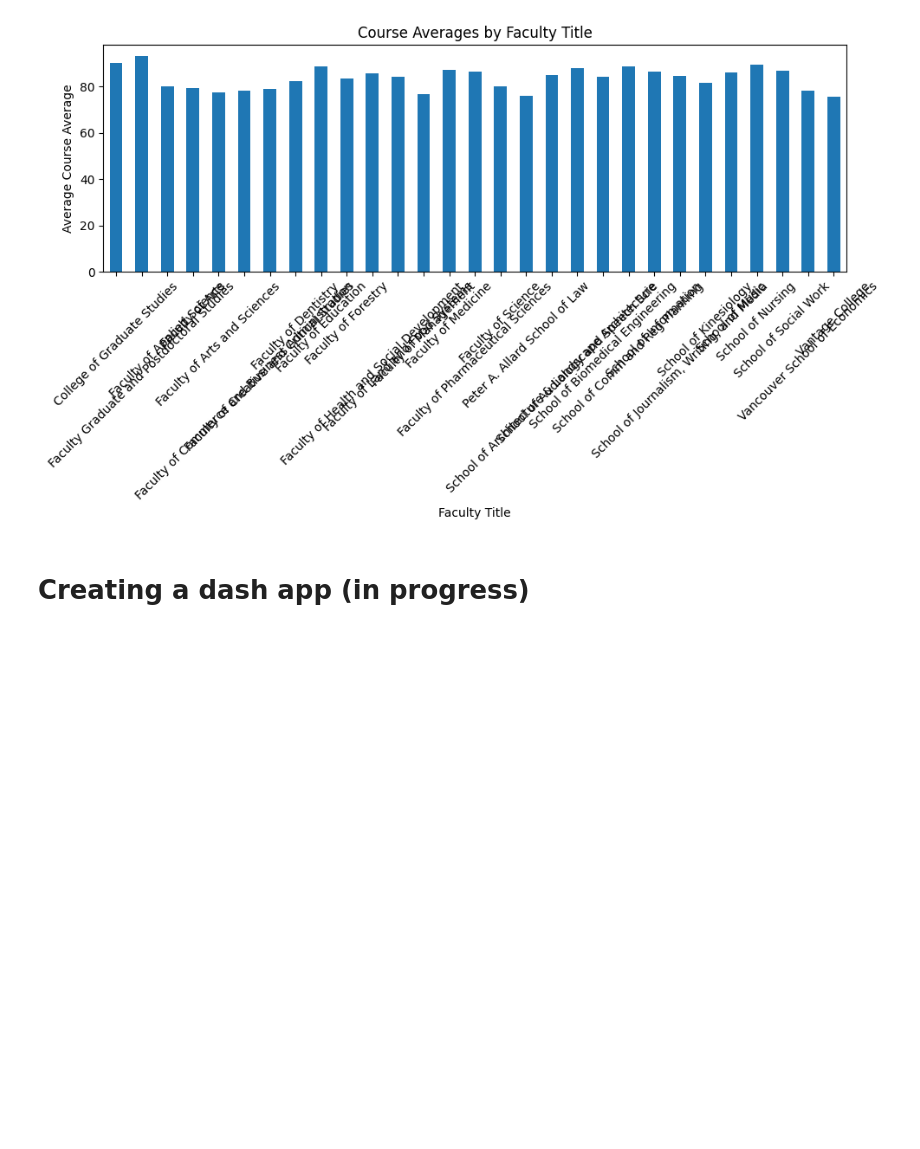
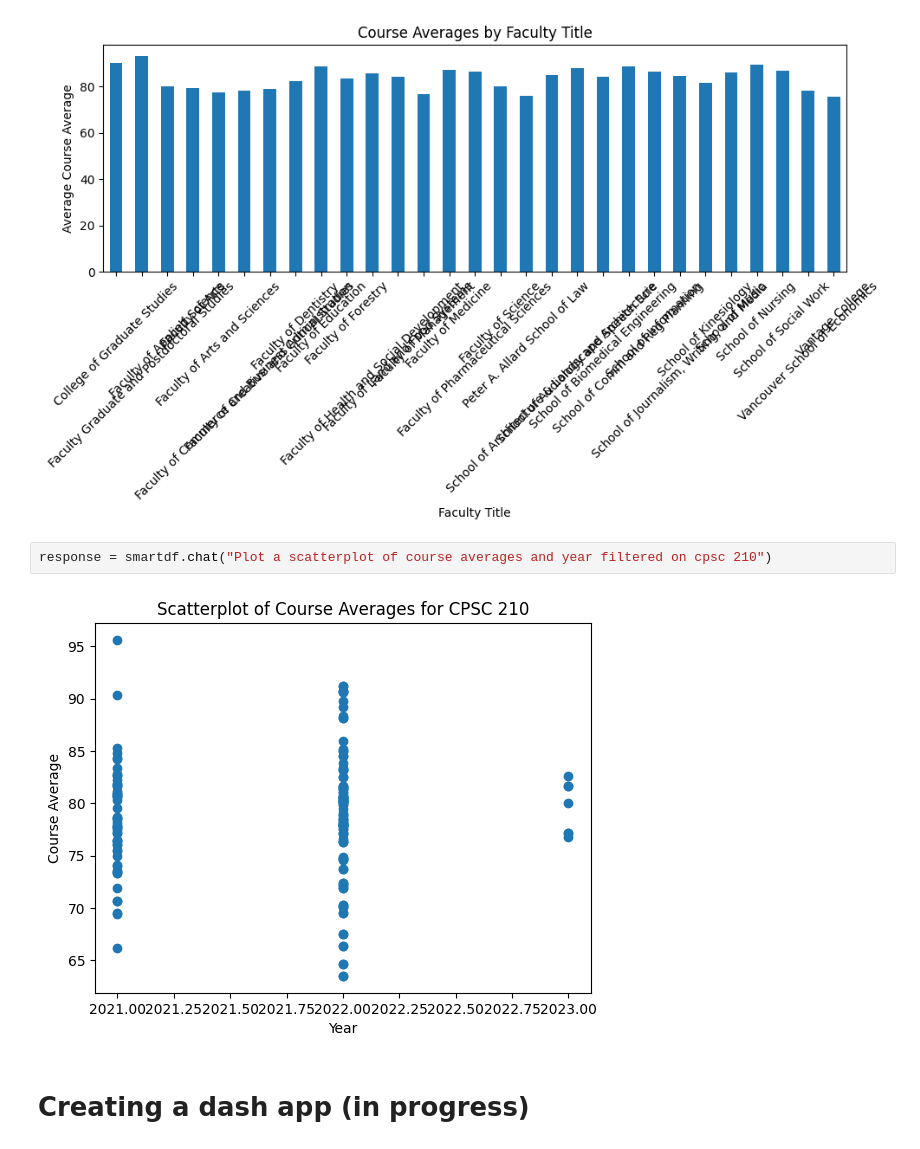
Before and after one commit to melissab1238/ubcgrades-dash, a Jupyter notebook: app/playground.ipynb, the cells around one changed output. Drawn from its saved outputs; the diff is of its cells as text; blank space fills up the shorter version.

```diff
--- a/playground2.ipynb
+++ b/app/playground.ipynb
@@ -105,6 +85,10 @@ Question: are these using plotly? or another python graphing software?
 response = smartdf.chat("Plot course averages by faculty title.")
 # %% [output]
 [figure]
+# %%
+response = smartdf.chat("Plot a scatterplot of course averages and year filtered on cpsc 210")
+# %% [output]
+[figure, added]
 # %% [markdown]
 # Creating a dash app (in progress)
 # %%
```
Also changed, not shown: parts of 7 cells of this notebook, 10 other files.
